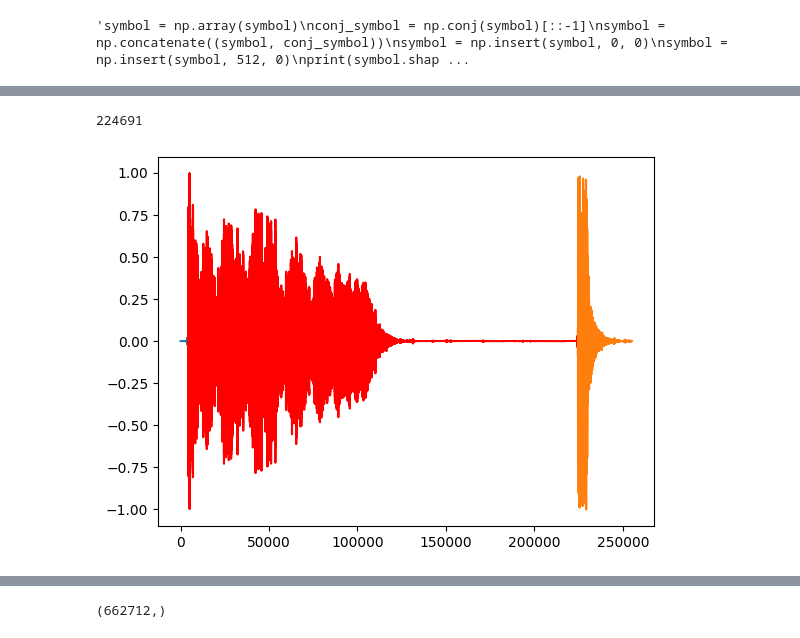
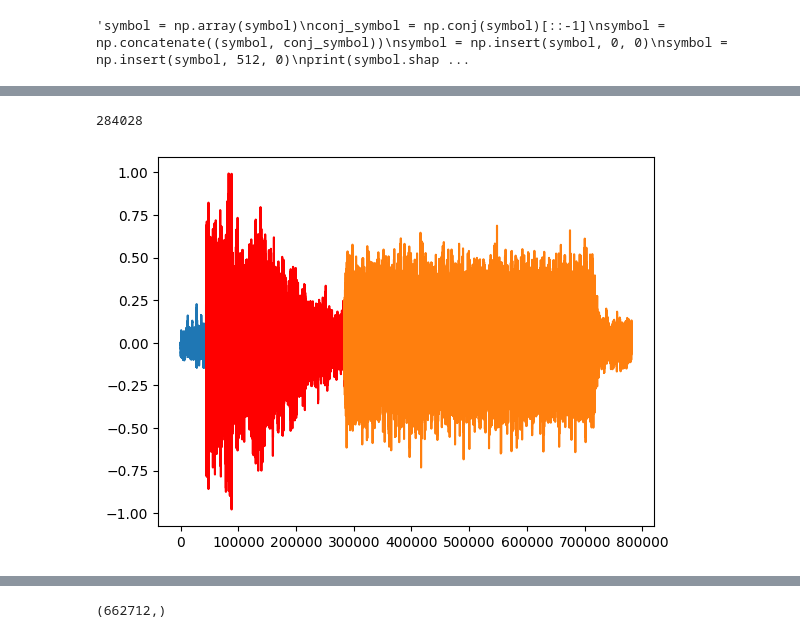
Before and after one commit to kmcm0707/GF3, a Jupyter notebook: full_decoder_2.ipynb, the cells around one changed output, grey strips where cells are left out. Saved outputs shown, nothing was run; the diff lists cells and outputs as text; code cells hidden in the pictures.

```diff
--- a/full_decoder_2.ipynb
+++ b/full_decoder_2.ipynb
@@ -192,5 +188,5 @@ Played sound for 16.42 seconds
 # %%
 #Signal Import
-data = pd.read_csv('data.txt').to_numpy()
+data = pd.read_csv('data7.txt').to_numpy()
 data = np.reshape(data, len(data))
 y = data
@@ -197,23 +293,23 @@ y = data
 # %%
 #Synchronization
-chirp_time = 2
+chirp_time = 5
 fs = 48000
 t = np.linspace(0, chirp_time, fs*chirp_time)
 f_0 = 1000
 f_1 = 16000
-chirp = signal.chirp(t, f0=f_0, f1=f_1, t1=chirp_time, method='linear')
+chirp = signal.chirp(t, f0=f_0, f1=f_1, t1=chirp_time, method='linear') * 0.1
 max_index, cross_correlation, lags = matched_filter_synchronisation(y,chirp, 10, fs)
 print(max_index)
 
 #Plot
 x = np.linspace(0, len(y), len(y))
 plt.plot(x[:lags[max_index]],y[:lags[max_index]])
 plt.plot(x[lags[max_index]:lags[max_index] + len(chirp)],y[lags[max_index]:lags[max_index] + len(chirp)], color = 'red')
 plt.plot(x[lags[max_index] + len(chirp):], y[lags[max_index] + len(chirp):])
 plt.show()
 # %% [output]
-224691
+284028
-[figure, old version]
+[figure, new version]
 # %%
 # Channel estimation using the chirp
 chirp_data = y[lags[max_index]:lags[max_index] + len(chirp)]
```
Also changed, not shown: parts of 9 cells of this notebook, 4 other files.
